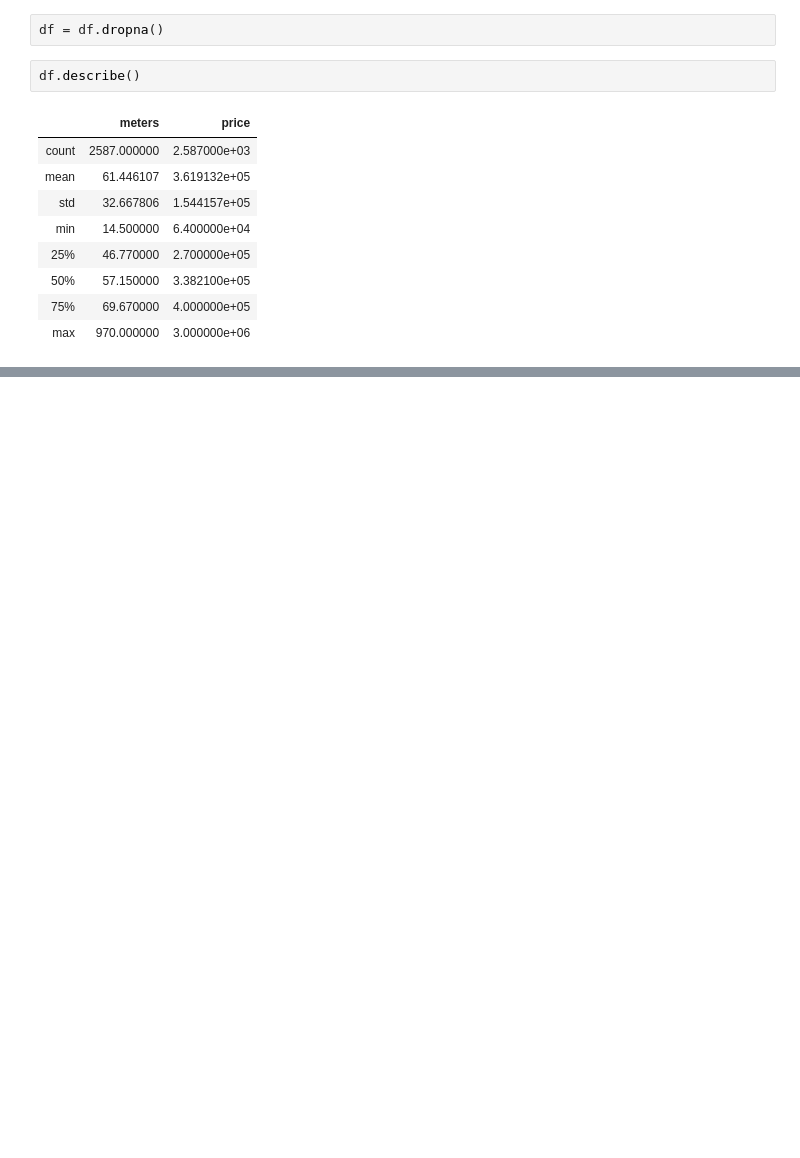
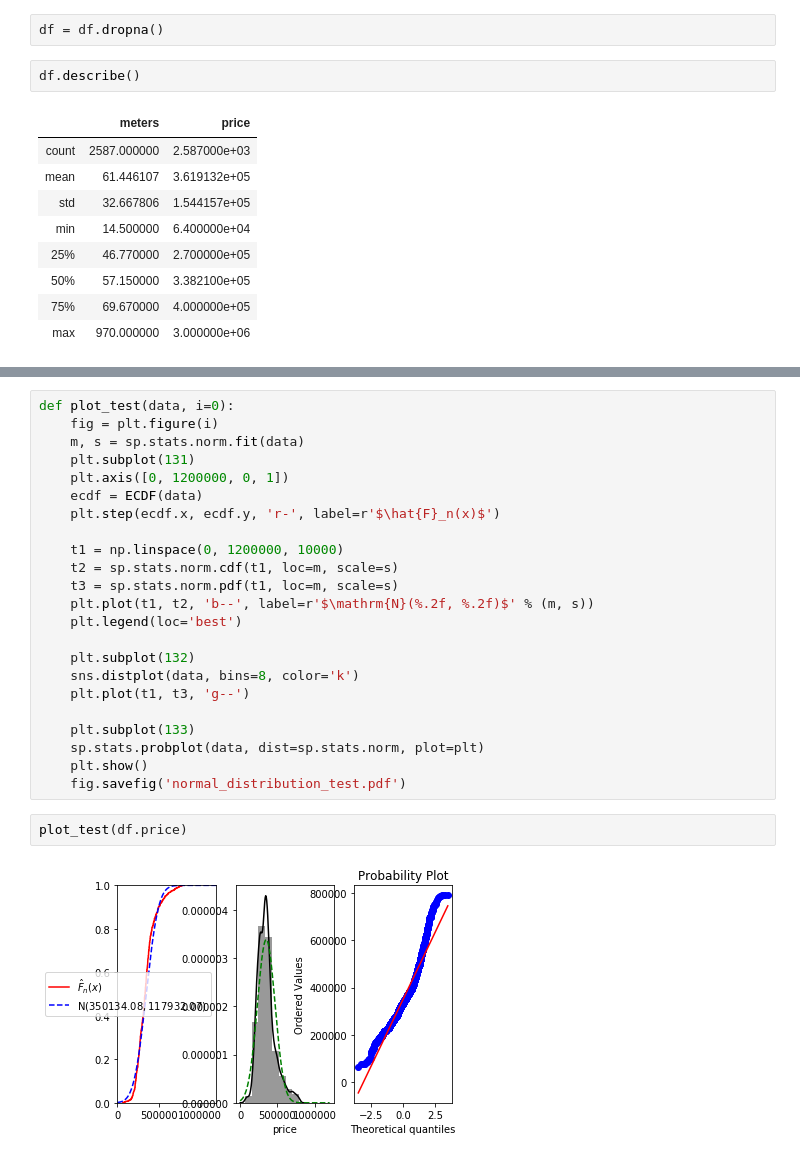
Before and after one commit to robertdigital/apartments_for_sale-analysis, a Jupyter notebook: main.ipynb, the cells around one changed output, grey strips where cells are left out. Saved outputs shown, nothing was run; the diff lists cells and outputs as text; blank space fills up the shorter version.

```diff
--- a/main.ipynb
+++ b/main.ipynb
@@ -132,3 +150,30 @@ plot_test(df.meters)
+# %%
+def plot_test(data, i=0):
+    fig = plt.figure(i)
+    m, s = sp.stats.norm.fit(data)
+    plt.subplot(131)
+    plt.axis([0, 1200000, 0, 1])
+    ecdf = ECDF(data)
+    plt.step(ecdf.x, ecdf.y, 'r-', label=r'$\hat{F}_n(x)$')
+
+    t1 = np.linspace(0, 1200000, 10000)
+    t2 = sp.stats.norm.cdf(t1, loc=m, scale=s)
+    t3 = sp.stats.norm.pdf(t1, loc=m, scale=s)
+    plt.plot(t1, t2, 'b--', label=r'$\mathrm{N}(%.2f, %.2f)$' % (m, s))
+    plt.legend(loc='best')
+
+    plt.subplot(132)
+    sns.distplot(data, bins=8, color='k')
+    plt.plot(t1, t3, 'g--')
+
+    plt.subplot(133)
+    sp.stats.probplot(data, dist=sp.stats.norm, plot=plt)
+    plt.show()
+    fig.savefig('normal_distribution_test.pdf')
+# %%
+plot_test(df.price)
+# %% [output]
+[figure, added]
 # %%
 x_axis = np.array([df.price]).reshape(-1, 1)
 y_axis = np.array(df.meters.tolist())
```
Also changed, not shown: parts of 21 cells of this notebook.
